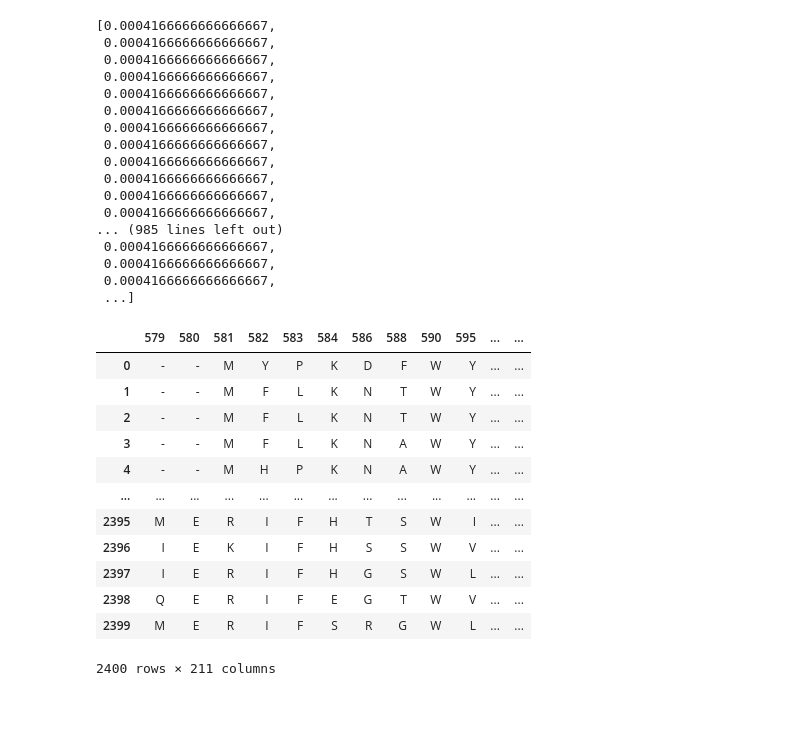
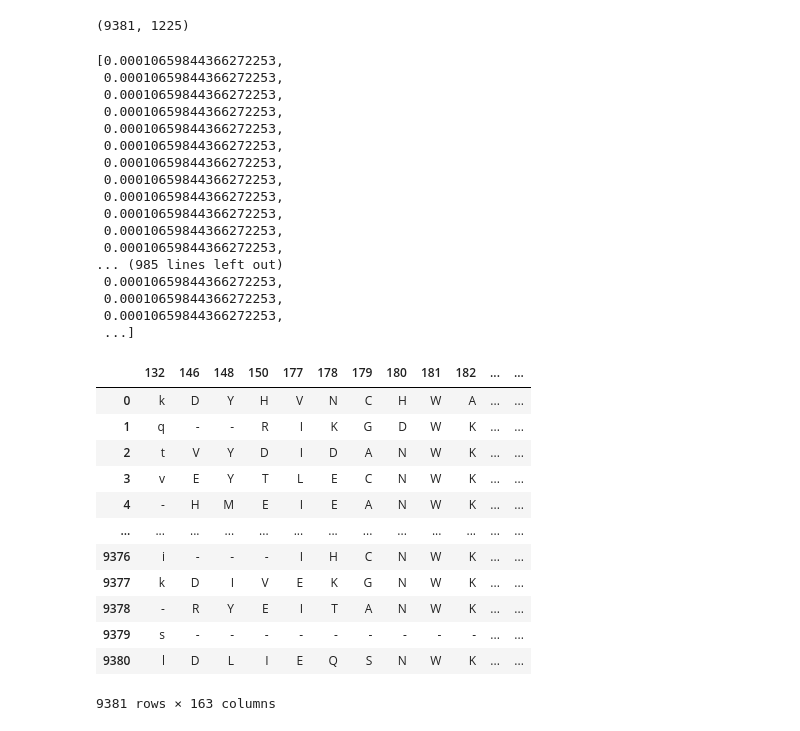
Before and after one commit to lcobiodata/msautils, a Jupyter notebook: examples/ring-hydroxylating_dioxygenase/example_ring-hydroxylating_dioxygenase.ipynb, the cells around one changed output. Saved outputs shown, nothing was run; the diff lists cells and outputs as text; code cells hidden in the pictures.

```diff
--- a/examples/ring-hydroxylating_dioxygenase/example_ring-hydroxylating_dioxygenase.ipynb
+++ b/examples/ring-hydroxylating_dioxygenase/example_ring-hydroxylating_dioxygenase.ipynb
@@ -15,10 +15,9 @@ class Args(object):
     def __init__(self) -> None:
         self.__getattr__ = None
 args = Args()
-# args.file = '../transthyretin/sample.fasta'
-args.file = 'aligned.fasta'
+args.file = 'alignment.fasta'
 args.expand_alphabet = False
-args.min_freq = .1
+args.min_freq = .25
 args.max_dist = 1.
 args.min_size = 3
 args.out = None
@@ -27,5 +26,6 @@ if args.out is None:
     args.out = 'output/' + args.file.split('.')[0]
 # %%
 # #====================================================================================================
-msa = MSA(args.file)
+msa = MSA()
+msa.parse(args.file)
 msa.read()
@@ -32,47 +52,52 @@ msa.read()
+# %%
+msa.sequences.shape
+# %% [output]
+(9381, 1225)
 # %%
 msa.weights = [1./ float(msa.size) for i in range(msa.size)]
+# msa.henikoff()
 msa.weights
 # %% [output]
-[0.0004166666666666667,
- 0.0004166666666666667,
- 0.0004166666666666667,
- 0.0004166666666666667,
- 0.0004166666666666667,
- 0.0004166666666666667,
- 0.0004166666666666667,
- 0.0004166666666666667,
- 0.0004166666666666667,
- 0.0004166666666666667,
- 0.0004166666666666667,
- 0.0004166666666666667,
+[0.00010659844366272253,
+ 0.00010659844366272253,
+ 0.00010659844366272253,
+ 0.00010659844366272253,
+ 0.00010659844366272253,
+ 0.00010659844366272253,
+ 0.00010659844366272253,
+ 0.00010659844366272253,
+ 0.00010659844366272253,
+ 0.00010659844366272253,
+ 0.00010659844366272253,
+ 0.00010659844366272253,
 ... (985 lines left out)
- 0.0004166666666666667,
- 0.0004166666666666667,
- 0.0004166666666666667,
+ 0.00010659844366272253,
+ 0.00010659844366272253,
+ 0.00010659844366272253,
  ...]
 # %%
 df_msa = pd.DataFrame(msa.sequences)
 
 # Calculate the proportion of "-" values weighted by row weight
 gap_ratio = (df_msa == '-').mul(msa.weights, axis=0).sum()
 
 # Filter the columns based on the condition that "-" is present in more than 90% of the rows
 selected_columns = gap_ratio.index[(gap_ratio < args.min_freq)]
 
 # Select only the columns corresponding to the selected features
-df_selected = df_msa[selected_columns]
-df_selected
+df_raw = df_msa[selected_columns]
+df_raw
 # %% [output]
-|  | 579 | 580 | 581 | 582 | 583 | 584 | 586 | 588 | 590 | 595 | ... | ... |
-| 0 | - | - | M | Y | P | K | D | F | W | Y | ... | ... |
-| 1 | - | - | M | F | L | K | N | T | W | Y | ... | ... |
-| 2 | - | - | M | F | L | K | N | T | W | Y | ... | ... |
-| 3 | - | - | M | F | L | K | N | A | W | Y | ... | ... |
-| 4 | - | - | M | H | P | K | N | A | W | Y | ... | ... |
+|  | 132 | 146 | 148 | 150 | 177 | 178 | 179 | 180 | 181 | 182 | ... | ... |
+| 0 | k | D | Y | H | V | N | C | H | W | A | ... | ... |
+| 1 | q | - | - | R | I | K | G | D | W | K | ... | ... |
+| 2 | t | V | Y | D | I | D | A | N | W | K | ... | ... |
+| 3 | v | E | Y | T | L | E | C | N | W | K | ... | ... |
+| 4 | - | H | M | E | I | E | A | N | W | K | ... | ... |
 | ... | ... | ... | ... | ... | ... | ... | ... | ... | ... | ... | ... | ... |
-| 2395 | M | E | R | I | F | H | T | S | W | I | ... | ... |
-| 2396 | I | E | K | I | F | H | S | S | W | V | ... | ... |
-| 2397 | I | E | R | I | F | H | G | S | W | L | ... | ... |
-| 2398 | Q | E | R | I | F | E | G | T | W | V | ... | ... |
-| 2399 | M | E | R | I | F | S | R | G | W | L | ... | ... |
+| 9376 | i | - | - | - | I | H | C | N | W | K | ... | ... |
+| 9377 | k | D | I | V | E | K | G | N | W | K | ... | ... |
+| 9378 | - | R | Y | E | I | T | A | N | W | K | ... | ... |
+| 9379 | s | - | - | - | - | - | - | - | - | - | ... | ... |
+| 9380 | l | D | L | I | E | Q | S | N | W | K | ... | ... |
-2400 rows × 211 columns
+9381 rows × 163 columns
```
Also changed, not shown: parts of 25 cells of this notebook, 3 other files.
